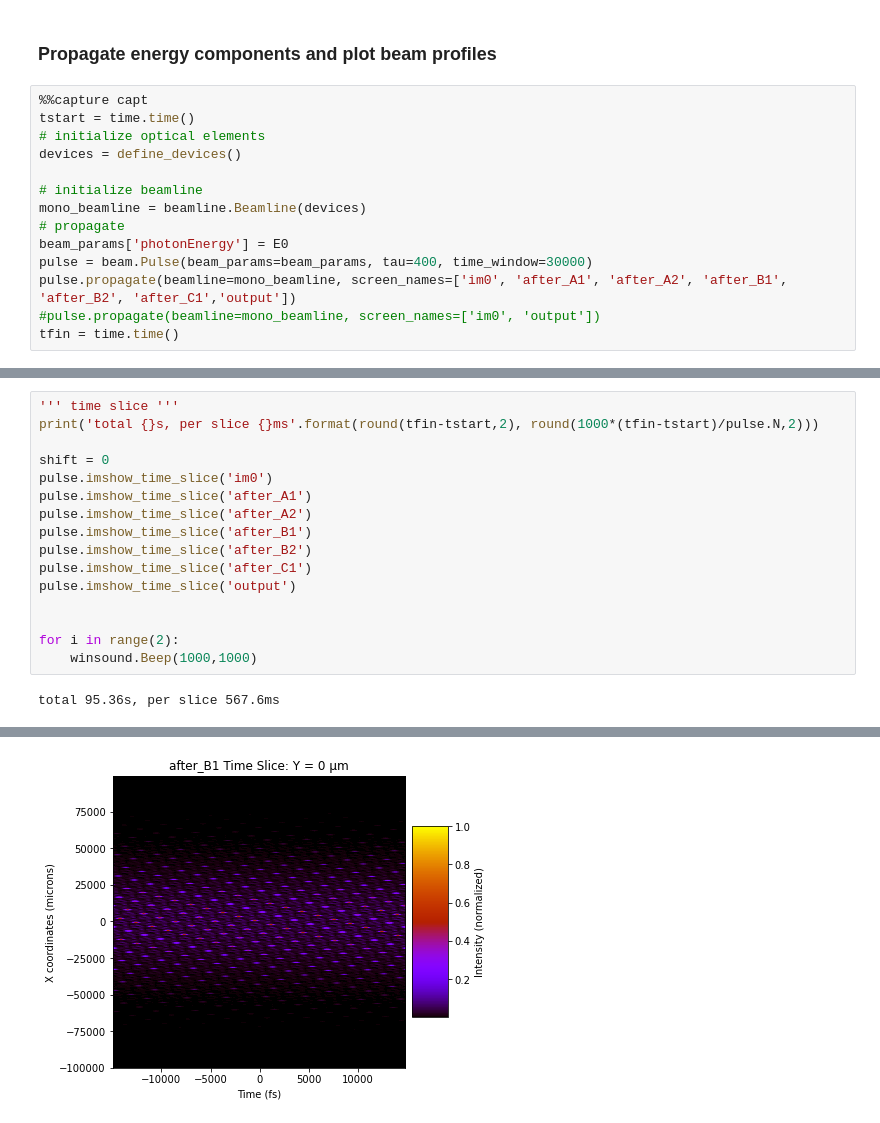
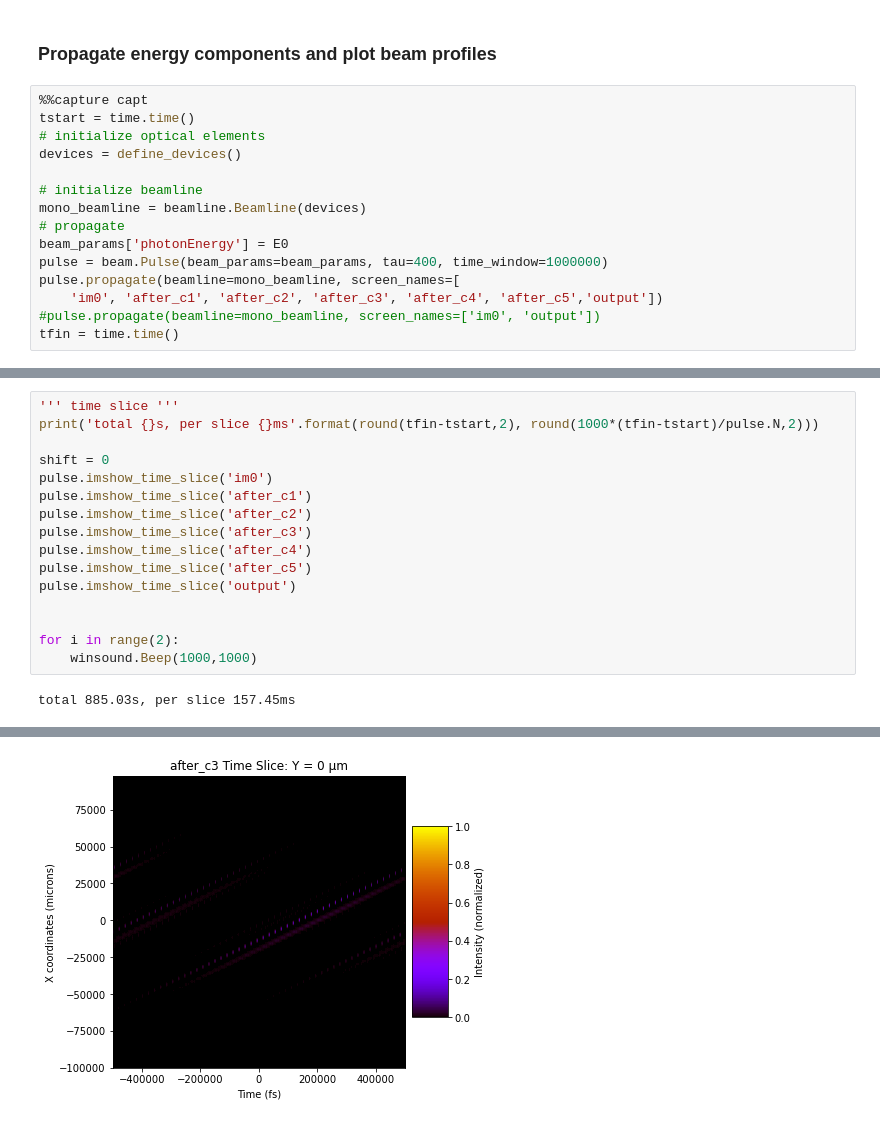
Before and after one commit to nanw0321/Hasan-Mono-Analysis, a Jupyter notebook: Code_6_bounce/Beam_profile_monitor_17795eV.ipynb, the cells around one changed output, grey strips where cells are left out. Saved outputs shown, nothing was run; the diff lists cells and outputs as text.

```diff
--- a/Code_6_bounce/Beam_profile_monitor_17795eV.ipynb
+++ b/Code_6_bounce/Beam_profile_monitor_17795eV.ipynb
@@ -126,8 +126,9 @@ devices = define_devices()
 mono_beamline = beamline.Beamline(devices)
 # propagate
 beam_params['photonEnergy'] = E0
-pulse = beam.Pulse(beam_params=beam_params, tau=400, time_window=30000)
-pulse.propagate(beamline=mono_beamline, screen_names=['im0', 'after_A1', 'after_A2', 'after_B1', 'after_B2', 'after_C1','output'])
+pulse = beam.Pulse(beam_params=beam_params, tau=400, time_window=1000000)
+pulse.propagate(beamline=mono_beamline, screen_names=[
+    'im0', 'after_c1', 'after_c2', 'after_c3', 'after_c4', 'after_c5','output'])
 #pulse.propagate(beamline=mono_beamline, screen_names=['im0', 'output'])
 tfin = time.time()
 # %%
@@ -173,15 +174,15 @@ print('total {}s, per slice {}ms'.format(round(tfin-tstart,2), round(1000*(tfin-
 
 shift = 0
 pulse.imshow_time_slice('im0')
-pulse.imshow_time_slice('after_A1')
-pulse.imshow_time_slice('after_A2')
-pulse.imshow_time_slice('after_B1')
-pulse.imshow_time_slice('after_B2')
-pulse.imshow_time_slice('after_C1')
+pulse.imshow_time_slice('after_c1')
+pulse.imshow_time_slice('after_c2')
+pulse.imshow_time_slice('after_c3')
+pulse.imshow_time_slice('after_c4')
+pulse.imshow_time_slice('after_c5')
 pulse.imshow_time_slice('output')
 
 
 for i in range(2):
     winsound.Beep(1000,1000)
 # %% [output]
-total 95.36s, per slice 567.6ms
+total 885.03s, per slice 157.45ms
@@ -191 +192 @@ total 95.36s, per slice 567.6ms
-[figure, old version]
+[figure, new version]
```
Also changed, not shown: parts of 4 cells of this notebook, 1 other file.
